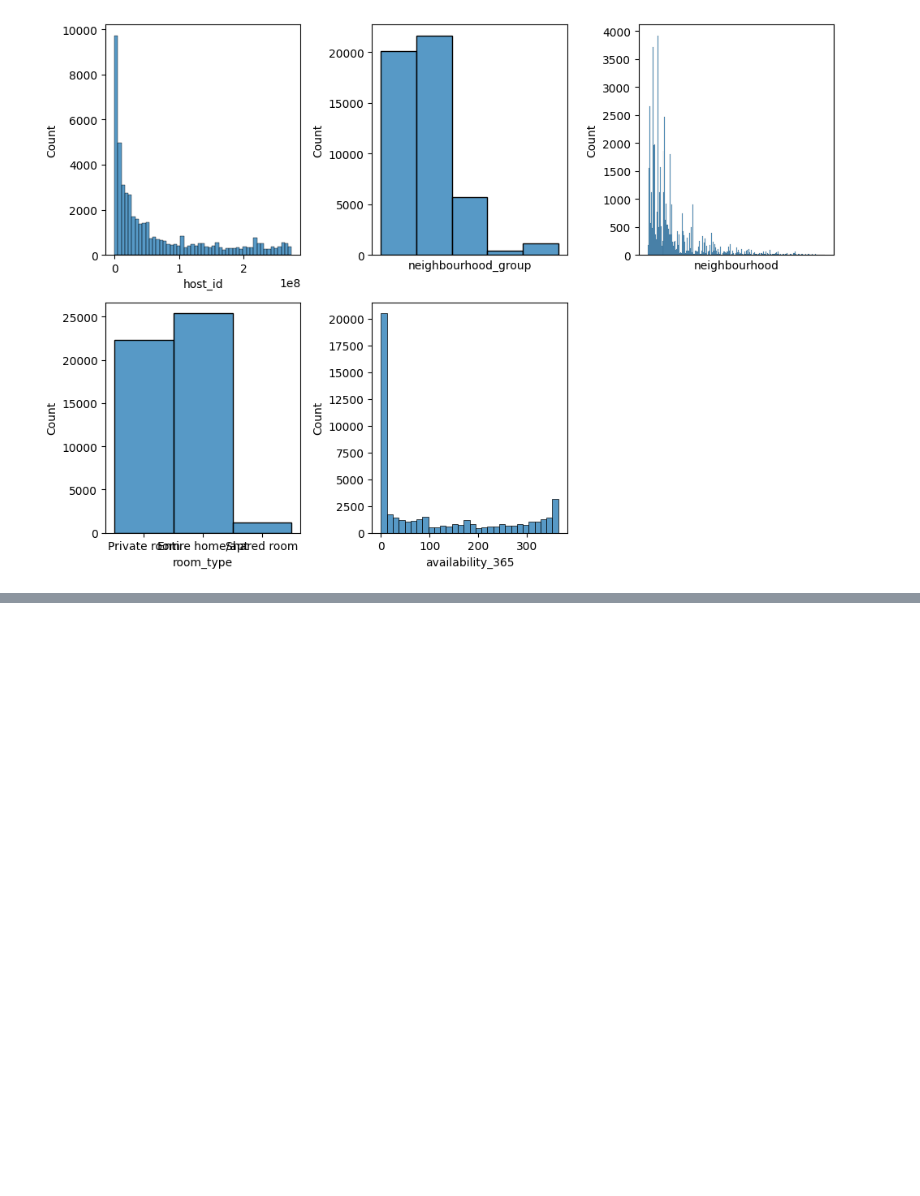
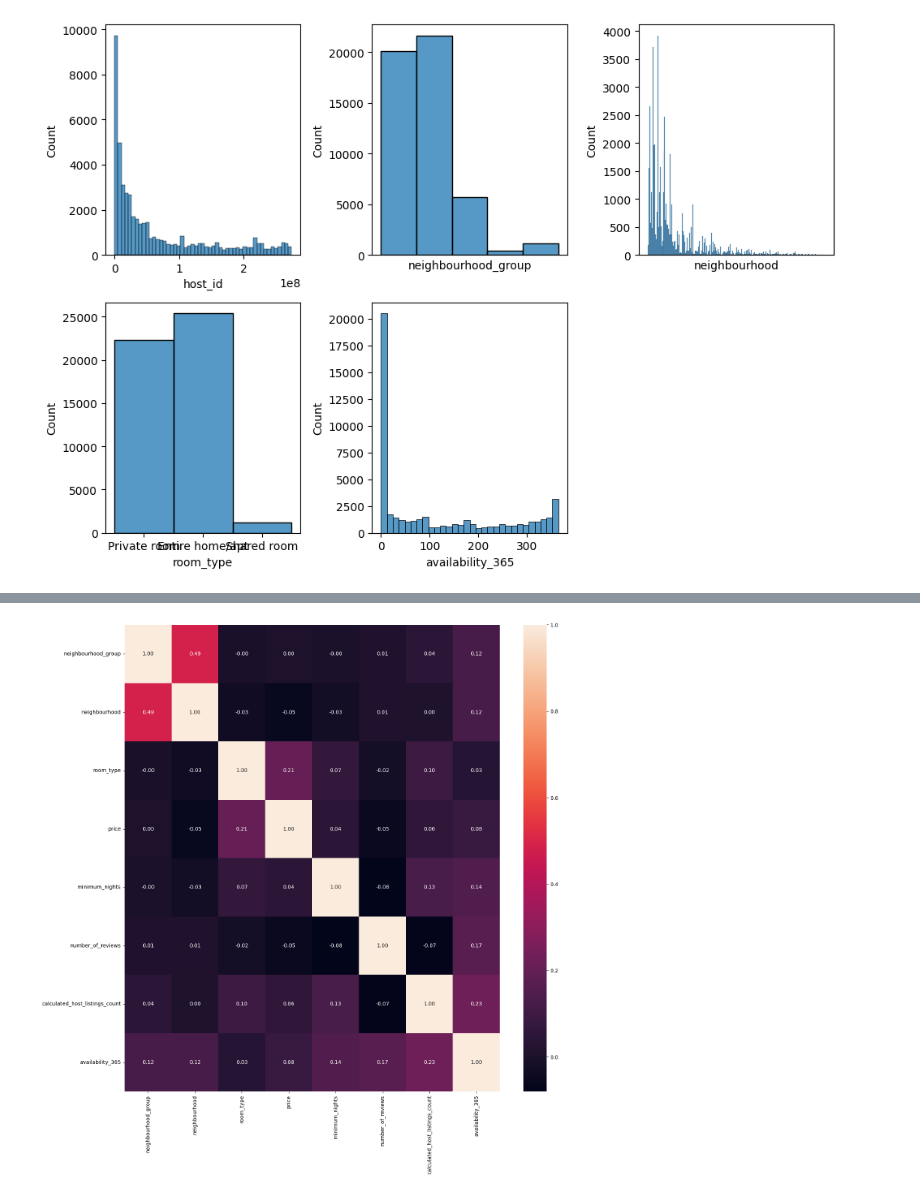
Before and after one commit to maria-pigazzi/exploratory-data-analysis, a Jupyter notebook: src/explore.ipynb, the cells around one changed output, grey strips where cells are left out. Saved outputs shown, nothing was run; the diff lists cells and outputs as text; code cells hidden in the pictures; blank space fills up the shorter version.

```diff
--- a/src/explore.ipynb
+++ b/src/explore.ipynb
@@ -148,0 +162,18 @@ plt.show()
+# %%
+# Factorize the Room Type and Neighborhood Data, categorical -> numerical, but also data is in the same range
+# Numerical data goes from 0 to 1, data is easier to correlate
+total_data["room_type"] = pd.factorize(total_data["room_type"])[0] # always put [0] when factorizing
+total_data["neighbourhood_group"] = pd.factorize(total_data["neighbourhood_group"])[0]
+total_data["neighbourhood"] = pd.factorize(total_data["neighbourhood"])[0]
+
+fig, axes = plt.subplots(figsize=(15, 15))
+
+sns.heatmap(total_data[["neighbourhood_group", "neighbourhood", "room_type", "price", "minimum_nights",
+                        "number_of_reviews", "calculated_host_listings_count", "availability_365"]].corr(), annot = True, fmt = ".2f")
+
+plt.tight_layout() # better layout/good practice, both for heatmaps and plots
+
+# Draw Plot
+plt.show()
+# %% [output]
+[figure, added]
```
Also changed, not shown: parts of 12 cells of this notebook.
